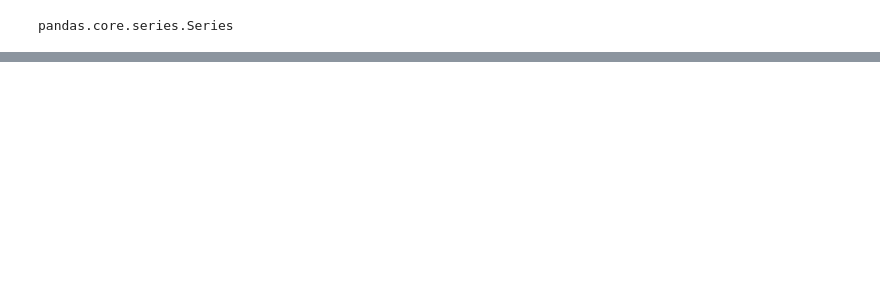
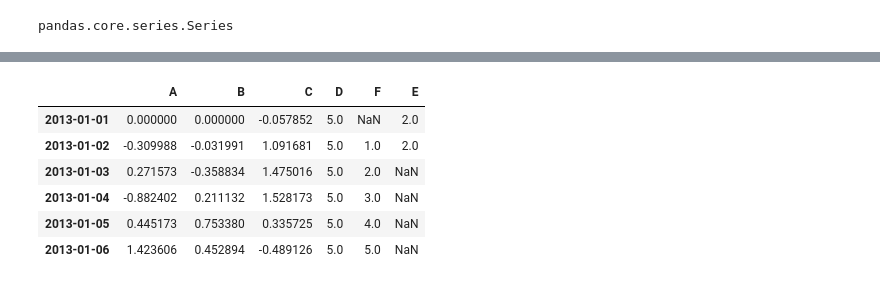
Before and after one commit to TaMaN2031A/data-yard, a Jupyter notebook: Roots of Knowledge/pandas documentation/User Guide/10 minutes to pandas.ipynb, the cells around one changed output, grey strips where cells are left out. Saved outputs shown, nothing was run; the diff lists cells and outputs as text; code cells hidden in the pictures; blank space fills up the shorter version.

```diff
--- a/Roots of Knowledge/pandas documentation/User Guide/10 minutes to pandas.ipynb
+++ b/Roots of Knowledge/pandas documentation/User Guide/10 minutes to pandas.ipynb
@@ -233,0 +382,6 @@ df.loc["20130102":"20130104", "A": "B"]
+# %%
+df.at[dates[0], "A"] = 0
+# %%
+df.iat[0, 1] = 0
+# %%
+df.loc[:, "D"] = np.array([5] * len(df))
@@ -233,0 +398,2 @@ df.loc["20130102":"20130104", "A": "B"]
+# %%
+df["F"] = s1
@@ -233,0 +470,10 @@ df.loc["20130102":"20130104", "A": "B"]
+# %%
+df
+# %% [output]
+|  | A | B | C | D | F | E |
+| 2013-01-01 | 0.000000 | 0.000000 | -0.057852 | 5.0 | NaN | 2.0 |
+| 2013-01-02 | -0.309988 | -0.031991 | 1.091681 | 5.0 | 1.0 | 2.0 |
+| 2013-01-03 | 0.271573 | -0.358834 | 1.475016 | 5.0 | 2.0 | NaN |
+| 2013-01-04 | -0.882402 | 0.211132 | 1.528173 | 5.0 | 3.0 | NaN |
+| 2013-01-05 | 0.445173 | 0.753380 | 0.335725 | 5.0 | 4.0 | NaN |
+| 2013-01-06 | 1.423606 | 0.452894 | -0.489126 | 5.0 | 5.0 | NaN |
```
Also changed, not shown: parts of 53 cells of this notebook.
